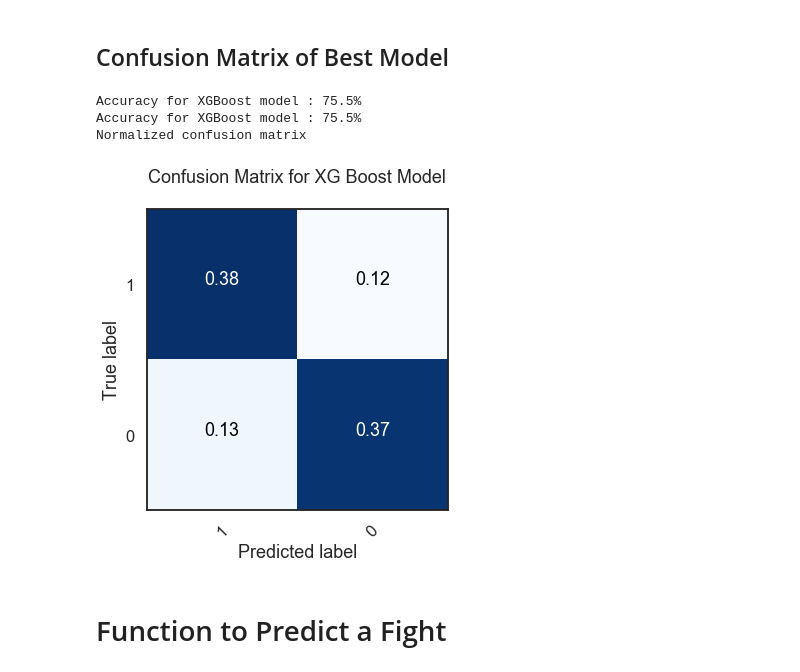
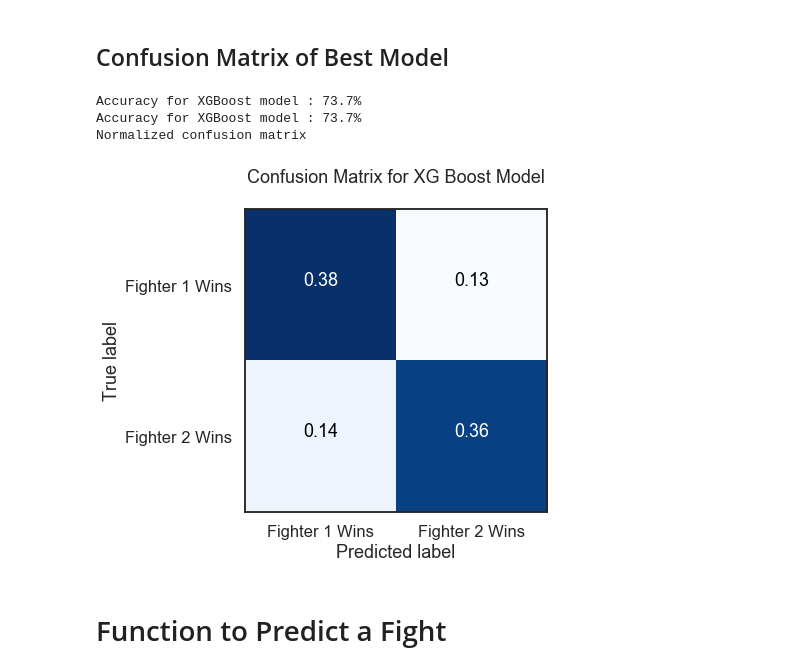
Before and after one commit to AdamBlomfield/machine_learning_ufc_data, a Jupyter notebook: notebooks/final_notebook.ipynb, the cells around one changed output. Drawn from its saved outputs; the diff is of its cells as text; code cells hidden in the pictures.

Commit message:
final model works

```diff
--- a/notebooks/final_notebook.ipynb
+++ b/notebooks/final_notebook.ipynb
@@ -375,6 +418,6 @@ We have reduced the loss by 28.92% by training the model through 100 epochs
 acc = history_tanh.history['acc']
 val_acc = history_tanh.history['val_acc']
 
-cm.plot_training_and_validation_accuracy(acc, val_acc, history_tanh,
+cm.training_and_validation_accuracy(acc, val_acc, history_tanh,
                                       title='Neural Network (tanh) Training and Validation Accuracy')
 # %% [output]
@@ -383,5 +426,5 @@ We have increased the accuracy by 58.97% by training the model through 100 epoch
 # %%
-cm.plot_training_and_validation_accuracy(acc, val_acc, history_tanh,
-                                      title='Neural Network (Relu) Training and Validation Accuracy',
+cm.training_and_validation_accuracy(acc, val_acc, history_tanh,
+                                      title='Neural Network (tanh) Training and Validation Accuracy',
                                       y_lim=(0.6,0.8), show_mov_avg=True)
 # %% [output]
@@ -419,6 +462,6 @@ We have reduced the loss by 25.03% by training the model through 100 epochs
 acc = history_relu.history['acc']
 val_acc = history_relu.history['val_acc']
 
-cm.plot_training_and_validation_accuracy(acc, val_acc, history_relu,
+cm.training_and_validation_accuracy(acc, val_acc, history_relu,
                                       title='Neural Network (tanh) Training and Validation Accuracy')
 # %% [output]
@@ -426,0 +470,9 @@ We have increased the accuracy by 49.5% by training the model through 100 epochs
+# %%
+acc = history_relu.history['acc']
+val_acc = history_relu.history['val_acc']
+
+cm.training_and_validation_accuracy(acc, val_acc, history_relu,
+                                      title='Neural Network (tanh) Training and Validation Accuracy',
+                                   y_lim=(0.4,0.75),
+                                   mov_avg_n=10,
+                                   show_mov_avg=True)
@@ -467,14 +526,14 @@ cm.plot_compare_models(models_summary, 'Accuracy')
 # %%
 # XG Boost
 y_test = cm.model_xgboost(X_train, y_train, X_test, y_test)[2]
 y_test_pred = cm.model_xgboost(X_train, y_train, X_test, y_test)[3]
 
 conf_matrix = confusion_matrix(y_test,y_test_pred)
-cm.plot_confusion_matrix(cm=conf_matrix, classes=[1,0], normalize=True, title='Confusion Matrix for XG Boost Model');
+cm.plot_confusion_matrix(cm=conf_matrix, classes=['Fighter 1 Wins','Fighter 2 Wins'], normalize=True, title='Confusion Matrix for XG Boost Model');
 # %% [output]
-Accuracy for XGBoost model : 75.5%
-Accuracy for XGBoost model : 75.5%
+Accuracy for XGBoost model : 73.7%
+Accuracy for XGBoost model : 73.7%
 Normalized confusion matrix
-[figure, old version]
+[figure, new version]
 # %% [markdown]
 # Function to Predict a Fight
```
Also changed, not shown: parts of 75 cells of this notebook, 14 other files.
